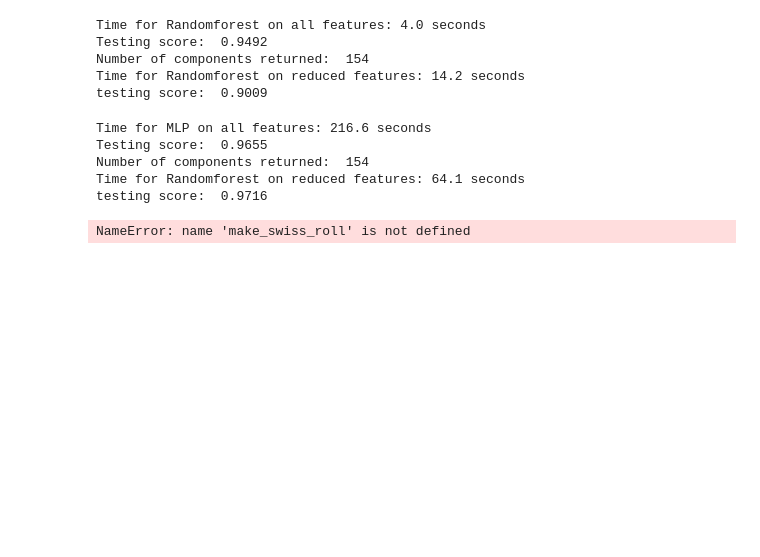
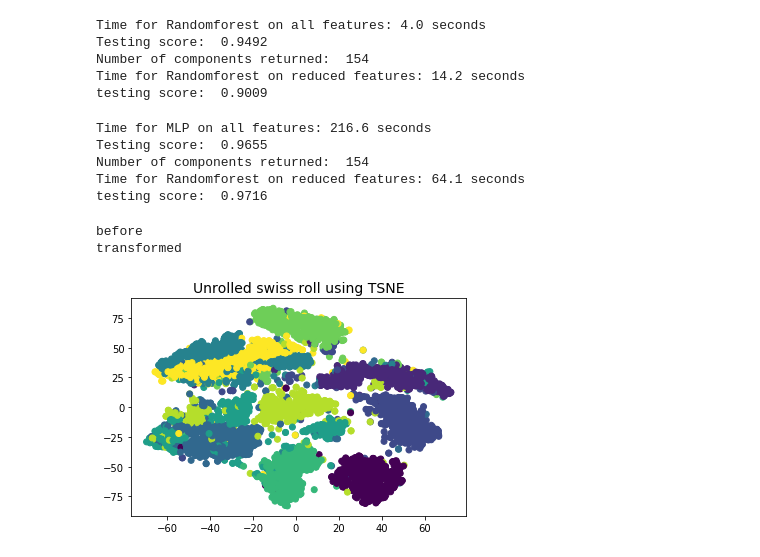
Before and after one commit to AnaumRiaz/MachineLearning, a Jupyter notebook: Chapter8.ipynb, the cells around one changed output. Saved outputs shown, nothing was run; the diff lists cells and outputs as text; code cells hidden in the pictures; blank space fills up the shorter version.

```diff
--- a/Chapter8.ipynb
+++ b/Chapter8.ipynb
@@ -233,7 +281,40 @@ Testing score:  0.9655
 Number of components returned:  154
 Time for Randomforest on reduced features: 64.1 seconds
 testing score:  0.9716
-# %%
-X, t = make_swiss_roll(n_samples=1000, noise=0.2, random_state=42)
-# %% [output]
-NameError: name 'make_swiss_roll' is not defined
+# %%
+#QUESTION 10
+#TSNE
+
+import numpy as np
+from sklearn.manifold import TSNE
+import matplotlib.pyplot as plt
+
+
+try:
+    from sklearn.datasets import fetch_openml
+    mnist = fetch_openml('mnist_784', version=1, cache=True)
+except ImportError:
+    from sklearn.datasets import fetch_mldata
+    mnist = fetch_mldata('MNIST original')
+
+# X_train, y_train = mnist.data[:10000,:], mnist.target[:10000]
+# grid_search.fit(X_train, y_train)
+
+m = 5000
+idx = np.random.permutation(60000)[:m]
+
+X = mnist['data'][idx]
+y = mnist['target'][idx].astype(int)
+
+tsne = TSNE(n_components = 2, random_state = 42)
+X_reduced_TSNE = tsne.fit_transform(X)
+
+plt.title("Unrolled swiss roll using TSNE", fontsize=14)
+plt.scatter(X_reduced_TSNE[:, 0], X_reduced_TSNE[:, 1],  c = y)
+plt.text('a', )
+
+plt.show()
+# %% [output]
+before
+transformed
+[figure, added]
```
Also changed, not shown: parts of 9 cells of this notebook.
